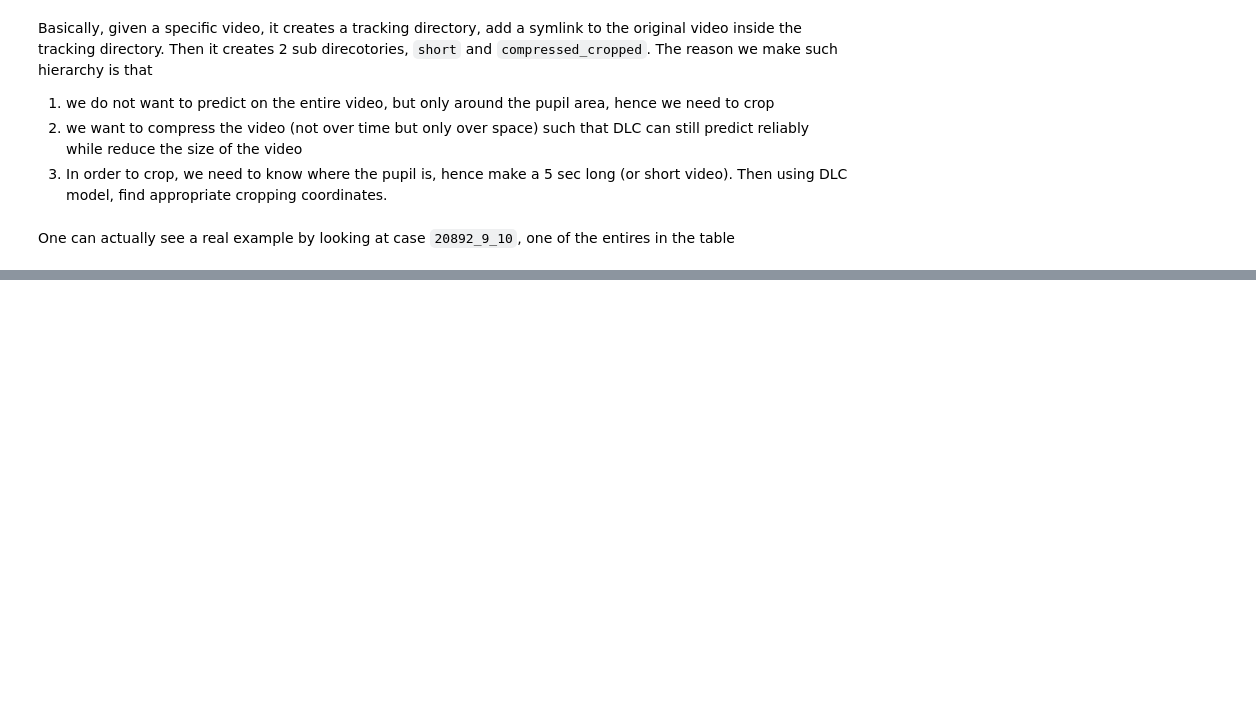
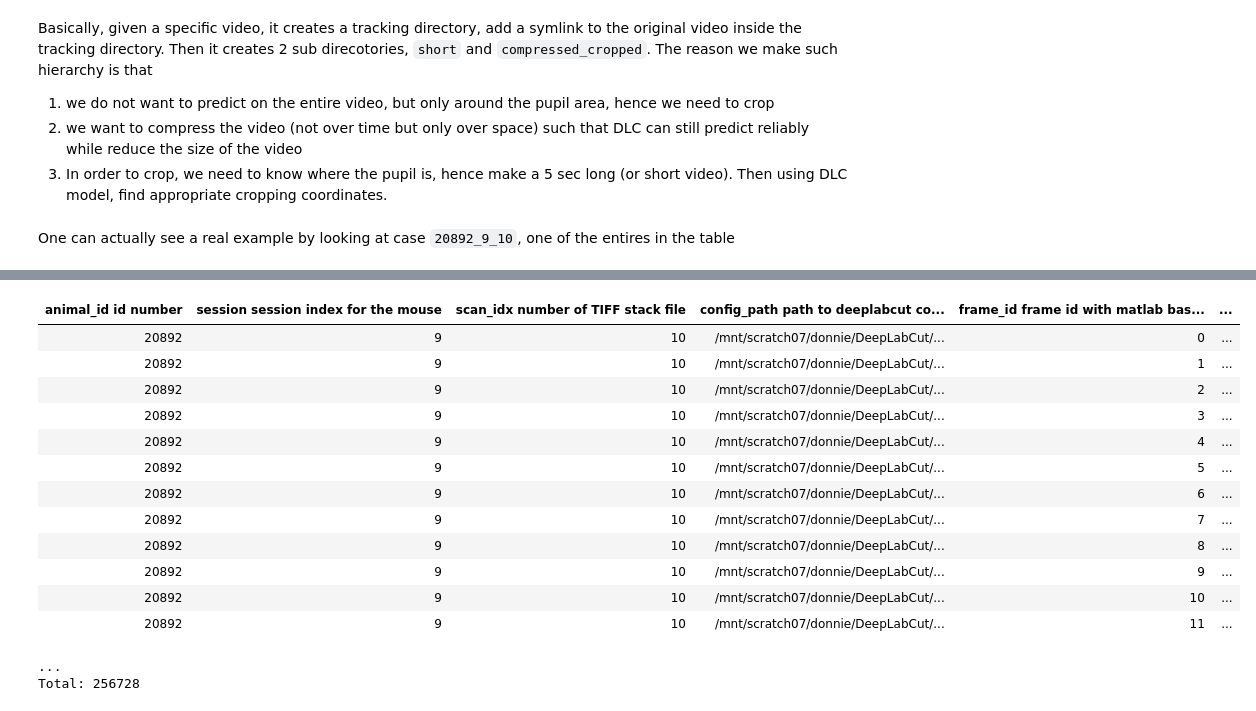
Before and after one commit to cajal/pipeline, a Jupyter notebook: python/example/pupil_new_detailed_explanation.ipynb, the cells around one changed output, grey strips where cells are left out. Saved outputs shown, nothing was run; the diff lists cells and outputs as text; code cells hidden in the pictures; blank space fills up the shorter version.

```diff
--- a/python/example/pupil_new_detailed_explanation.ipynb
+++ b/python/example/pupil_new_detailed_explanation.ipynb
@@ -147,11 +153,11 @@ Basically, given a specific video, it creates a tracking directory, add a symlin
 # %% [markdown]
 One can actually see a real example by looking at case `20892_9_10`, one of the entires in the table
 # %%
-## Uncomment this cell to see
+# Uncomment this cell to see
 
-# import os
-# key = dict(animal_id = 20892, session=9, scan_idx=10)
-# tracking_dir = (pupil_new.TrackedLabelsDeeplabcut & key).fetch1('tracking_dir')
-# print(os.listdir(tracking_dir))
-# print(os.listdir(os.path.join(tracking_dir, 'short')))
-# print(os.listdir(os.path.join(tracking_dir, 'compressed_cropped')))
+import os
+key = dict(animal_id = 20892, session=9, scan_idx=10)
+tracking_dir = (pupil_new.TrackedLabelsDeeplabcut & key).fetch1('tracking_dir')
+print(os.listdir(tracking_dir))
+print(os.listdir(os.path.join(tracking_dir, 'short')))
+print(os.listdir(os.path.join(tracking_dir, 'compressed_cropped')))
@@ -198,0 +378,18 @@ Type:      function
+# %%
+(pupil_new.FittedContourDeeplabcut & key).Circle()
+# %% [output]
+| animal_id id number | session session index for the mouse | scan_idx number of TIFF stack file | config_path path to deeplabcut co... | frame_id frame id with matlab bas... | ... |
+| 20892 | 9 | 10 | /mnt/scratch07/donnie/DeepLabCut/... | 0 | ... |
+| 20892 | 9 | 10 | /mnt/scratch07/donnie/DeepLabCut/... | 1 | ... |
+| 20892 | 9 | 10 | /mnt/scratch07/donnie/DeepLabCut/... | 2 | ... |
+| 20892 | 9 | 10 | /mnt/scratch07/donnie/DeepLabCut/... | 3 | ... |
+| 20892 | 9 | 10 | /mnt/scratch07/donnie/DeepLabCut/... | 4 | ... |
+| 20892 | 9 | 10 | /mnt/scratch07/donnie/DeepLabCut/... | 5 | ... |
+| 20892 | 9 | 10 | /mnt/scratch07/donnie/DeepLabCut/... | 6 | ... |
+| 20892 | 9 | 10 | /mnt/scratch07/donnie/DeepLabCut/... | 7 | ... |
+| 20892 | 9 | 10 | /mnt/scratch07/donnie/DeepLabCut/... | 8 | ... |
+| 20892 | 9 | 10 | /mnt/scratch07/donnie/DeepLabCut/... | 9 | ... |
+| 20892 | 9 | 10 | /mnt/scratch07/donnie/DeepLabCut/... | 10 | ... |
+| 20892 | 9 | 10 | /mnt/scratch07/donnie/DeepLabCut/... | 11 | ... |
+...
+Total: 256728
```
Also changed, not shown: parts of 41 cells of this notebook, 1 other file.
